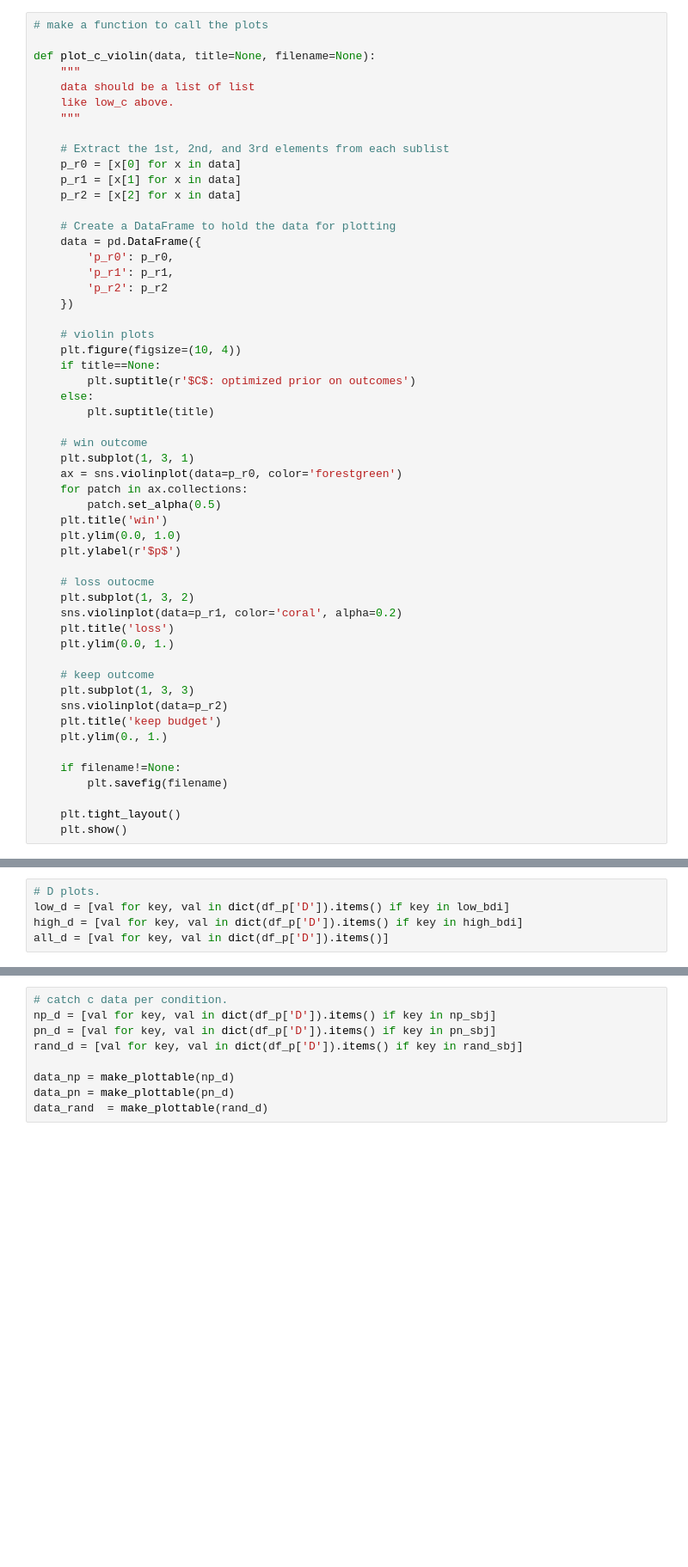
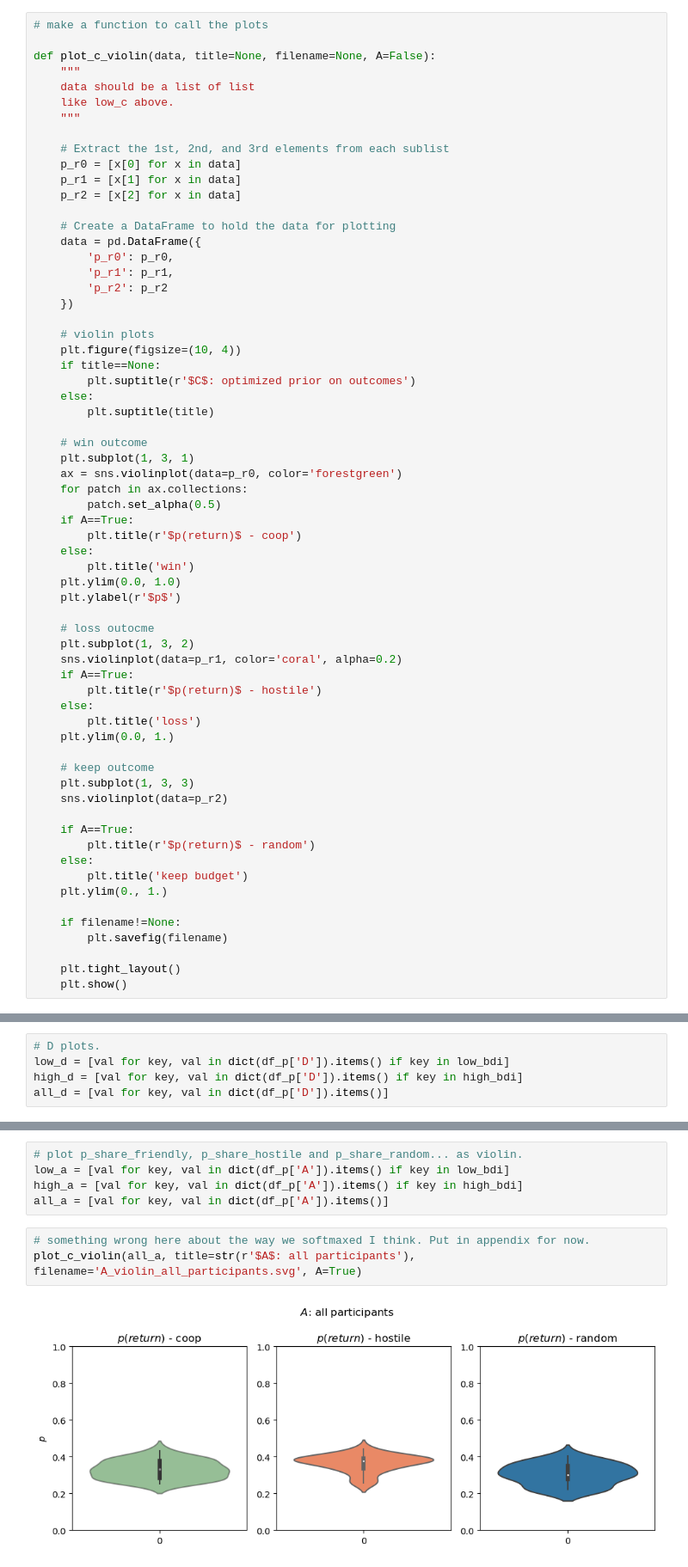
Before and after one commit to Eckertal/pymdp_depression, a Jupyter notebook: fitting/opt_results.ipynb, the cells around one changed output, grey strips where cells are left out. Shown: that part at 86% size. Drawn from its saved outputs; the diff is of its cells as text; blank space fills up the shorter version.

```diff
--- a/fitting/opt_results.ipynb
+++ b/fitting/opt_results.ipynb
@@ -94,7 +97,7 @@ all_c = [val for key, val in dict(df_p['C']).items()]
 # %%
 # make a function to call the plots
 
-def plot_c_violin(data, title=None, filename=None):
+def plot_c_violin(data, title=None, filename=None, A=False):
     """
     data should be a list of list
     like low_c above.
@@ -124,20 +127,30 @@ def plot_c_violin(data, title=None, filename=None):
     ax = sns.violinplot(data=p_r0, color='forestgreen')
     for patch in ax.collections:
         patch.set_alpha(0.5)
-    plt.title('win')
+    if A==True:
+        plt.title(r'$p(return)$ - coop')
+    else:
+        plt.title('win')
     plt.ylim(0.0, 1.0)
     plt.ylabel(r'$p$')
 
     # loss outocme
     plt.subplot(1, 3, 2)
     sns.violinplot(data=p_r1, color='coral', alpha=0.2)
-    plt.title('loss')
+    if A==True:
+        plt.title(r'$p(return)$ - hostile')
+    else:
+        plt.title('loss')
     plt.ylim(0.0, 1.)
 
     # keep outcome
     plt.subplot(1, 3, 3)
     sns.violinplot(data=p_r2)
-    plt.title('keep budget')
+
+    if A==True:
+        plt.title(r'$p(return)$ - random')
+    else:
+        plt.title('keep budget')
     plt.ylim(0., 1.)
 
     if filename!=None:
@@ -241,9 +277,10 @@ plt.savefig('D_per_conditions.svg')
 # %%
-# catch c data per condition.
-np_d = [val for key, val in dict(df_p['D']).items() if key in np_sbj]
-pn_d = [val for key, val in dict(df_p['D']).items() if key in pn_sbj]
-rand_d = [val for key, val in dict(df_p['D']).items() if key in rand_sbj]
-
-data_np = make_plottable(np_d)
-data_pn = make_plottable(pn_d)
-data_rand  = make_plottable(rand_d)
+# plot p_share_friendly, p_share_hostile and p_share_random... as violin.
+low_a = [val for key, val in dict(df_p['A']).items() if key in low_bdi]
+high_a = [val for key, val in dict(df_p['A']).items() if key in high_bdi]
+all_a = [val for key, val in dict(df_p['A']).items()]
+# %%
+# something wrong here about the way we softmaxed I think. Put in appendix for now.
+plot_c_violin(all_a, title=str(r'$A$: all participants'), filename='A_violin_all_participants.svg', A=True)
+# %% [output]
+[figure, added]
```
Also changed, not shown: parts of 14 cells of this notebook, 16 other files.
